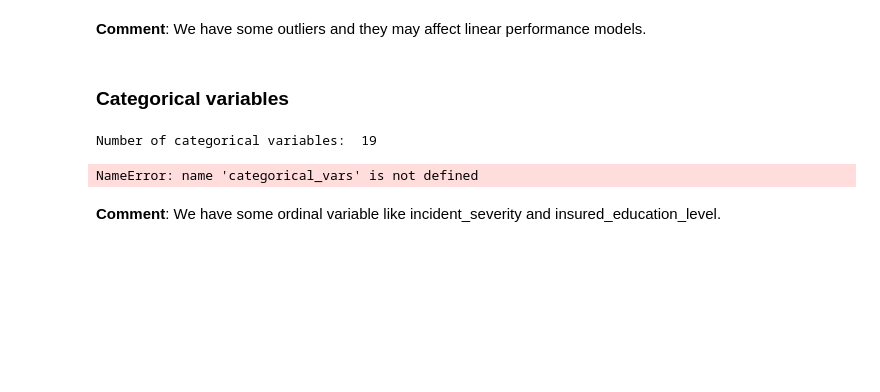
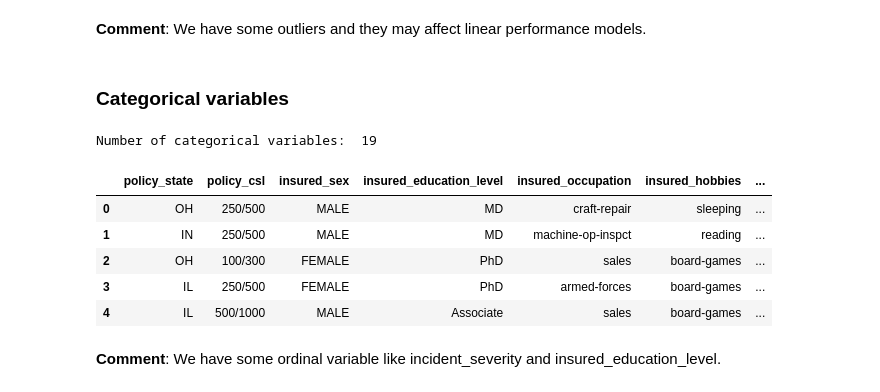
Before and after one commit to IvanNardini/mlpipe-production-code-procedural, a Jupyter notebook: notebooks/1.0-insurance-Data_Analysis.ipynb, the cells around one changed output. Saved outputs shown, nothing was run; the diff lists cells and outputs as text; code cells hidden in the pictures; blank space fills up the shorter version.

```diff
--- a/notebooks/1.0-insurance-Data_Analysis.ipynb
+++ b/notebooks/1.0-insurance-Data_Analysis.ipynb
@@ -389,12 +403,17 @@ for var in continuous_variables:
 # %%
 categorical_variables = [col for col in data.columns if data[col].dtypes == 'object']
 
 print('Number of categorical variables: ', len(categorical_variables))
 
-data[categorical_vars].head()
+data[categorical_variables].head()
 # %% [output]
 Number of categorical variables:  19
-NameError: name 'categorical_vars' is not defined
+|  | policy_state | policy_csl | insured_sex | insured_education_level | insured_occupation | insured_hobbies | ... |
+| 0 | OH | 250/500 | MALE | MD | craft-repair | sleeping | ... |
+| 1 | IN | 250/500 | MALE | MD | machine-op-inspct | reading | ... |
+| 2 | OH | 100/300 | FEMALE | PhD | sales | board-games | ... |
+| 3 | IL | 250/500 | FEMALE | PhD | armed-forces | board-games | ... |
+| 4 | IL | 500/1000 | MALE | Associate | sales | board-games | ... |
 # %% [markdown]
 **Comment**: We have some ordinal variable like incident_severity and insured_education_level.
 # %% [markdown]
```
Also changed, not shown: parts of 6 cells of this notebook, 8 other files.
